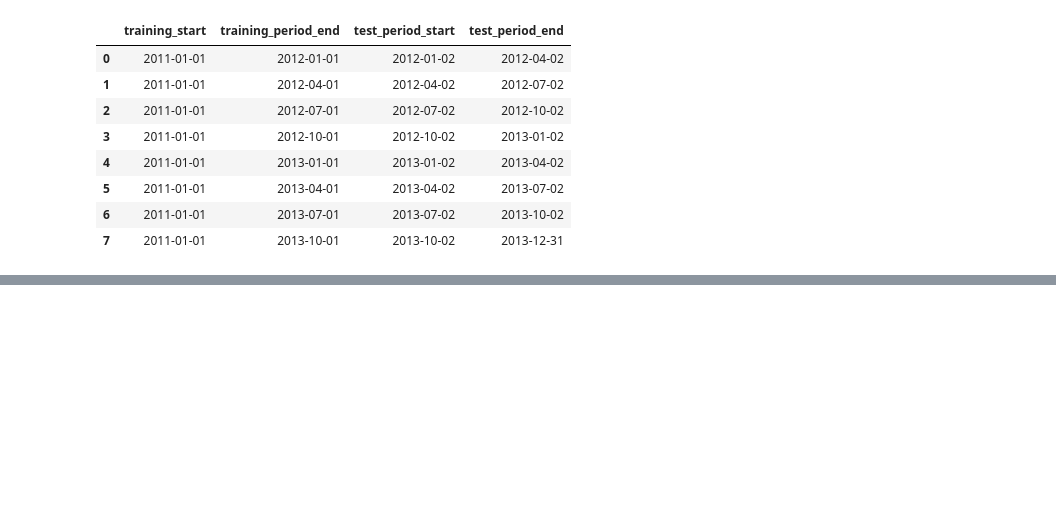
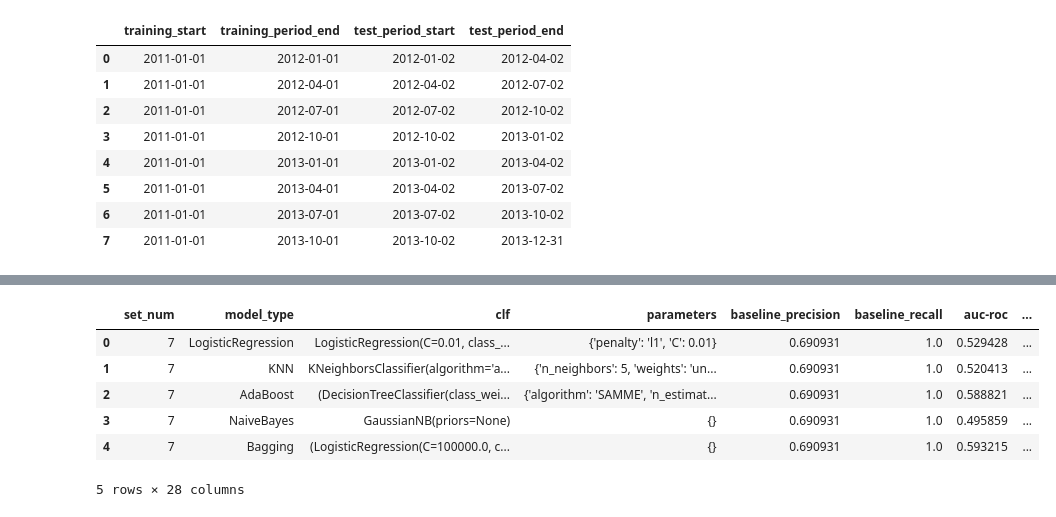
Before and after one commit to anmolchaturvedi/predicting_excitement, a Jupyter notebook: donors_choose.ipynb, the cells around one changed output, grey strips where cells are left out. Cells and saved outputs as stored; diff of their text form; code cells hidden in the pictures; blank space fills up the shorter version.

```diff
--- a/donors_choose.ipynb
+++ b/donors_choose.ipynb
@@ -634,0 +565,16 @@ tessss
+# %%
+with open('metrics.pickle', 'wb') as f:
+    pickle.dump(tessss, f, pickle.HIGHEST_PROTOCOL)
+# %%
+with open('metrics.pickle', 'rb') as f:
+    data = pickle.load(f)
+# %%
+data
+# %% [output]
+|  | set_num | model_type | clf | parameters | baseline_precision | baseline_recall | auc-roc | ... |
+| 0 | 7 | LogisticRegression | LogisticRegression(C=0.01, class_... | {'penalty': 'l1', 'C': 0.01} | 0.690931 | 1.0 | 0.529428 | ... |
+| 1 | 7 | KNN | KNeighborsClassifier(algorithm='a... | {'n_neighbors': 5, 'weights': 'un... | 0.690931 | 1.0 | 0.520413 | ... |
+| 2 | 7 | AdaBoost | (DecisionTreeClassifier(class_wei... | {'algorithm': 'SAMME', 'n_estimat... | 0.690931 | 1.0 | 0.588821 | ... |
+| 3 | 7 | NaiveBayes | GaussianNB(priors=None) | {} | 0.690931 | 1.0 | 0.495859 | ... |
+| 4 | 7 | Bagging | (LogisticRegression(C=100000.0, c... | {} | 0.690931 | 1.0 | 0.593215 | ... |
+5 rows × 28 columns
```
Also changed, not shown: parts of 6 cells of this notebook.
